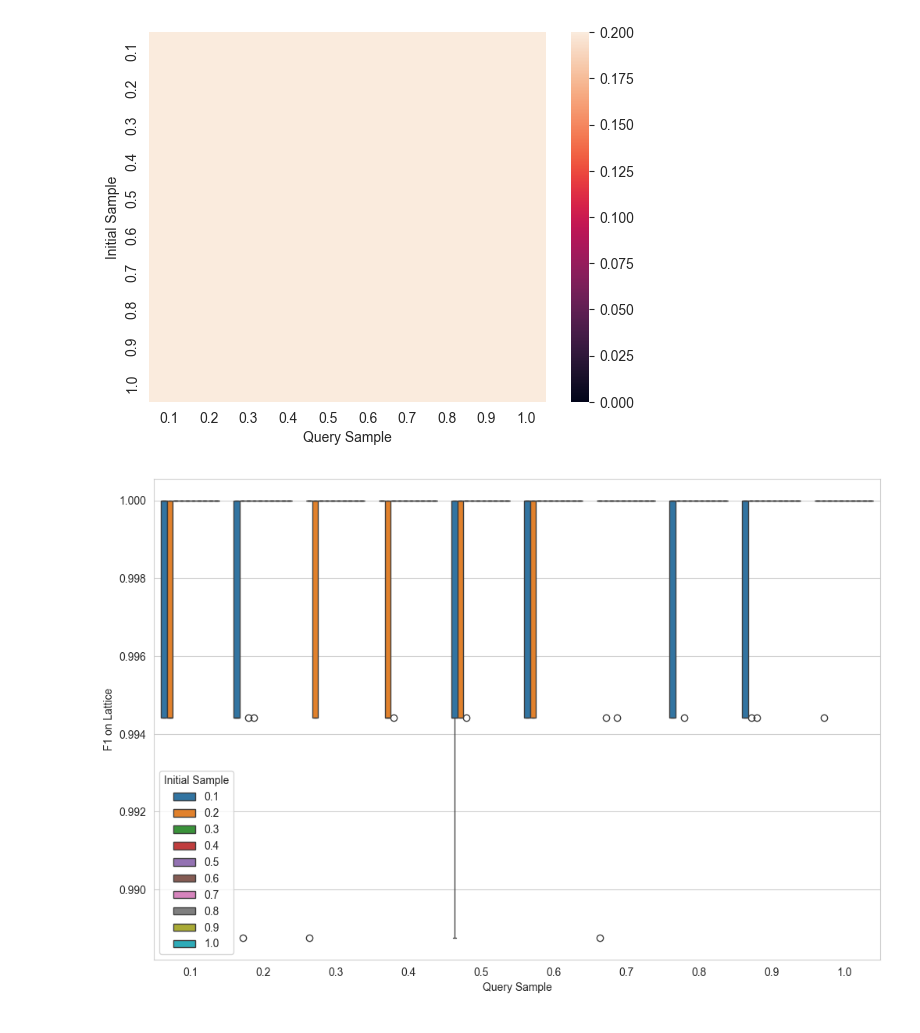
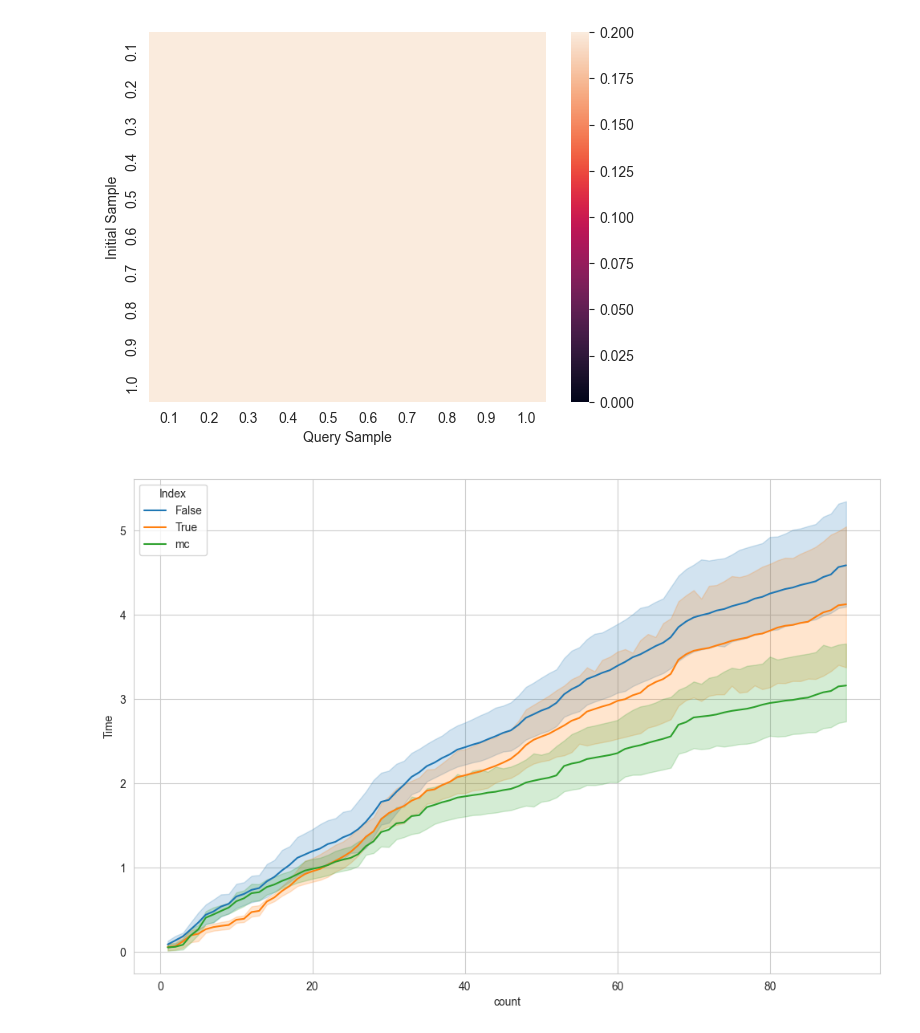
Before and after one commit to patrickmarcel/rankInsightGeneration, a Jupyter notebook: visu-results.ipynb, the cells around one changed output. Cells and saved outputs as stored; diff of their text form; code cells hidden in the pictures.

```diff
--- a/visu-results.ipynb
+++ b/visu-results.ipynb
@@ -5,9 +5,11 @@ import pandas as pd
 import seaborn as sns
 from matplotlib import pyplot as plt
 # %%
-data = pd.read_csv("results/f1-r@k_02-12-24:14:40:02.csv", index_col=0)
+#data = pd.read_csv("results/f1-r@k_02-12-24:14:40:02.csv", index_col=0)
 #data = pd.read_csv("results/f1-r@k_29-11-24:18:52:08.csv", index_col=0)
-data['Initial Sample'] = data['Initial Sample'].astype(str)
+data = pd.read_csv("results/times-03-12-24:07:27:54.csv", index_col=0)
+#data['Initial Sample'] = data['Initial Sample'].astype(str)
+data['index'] = data['count'].astype(str)
 # %%
 data.head()
 # %% [output]
@@ -42,13 +44,13 @@ sns.heatmap(pivot, vmin=0, vmax=0.2)
 # %%
 a4_dims = (12, 8)
 fig, ax = plt.subplots(figsize=a4_dims)
-x="Query Sample"
-y="F1 on Lattice"
-hue="Initial Sample"
-#plot=sns.lineplot(ax=ax,data=data,x=x,y=y,hue=hue,)
-plot=sns.boxplot(ax=ax,data=data, x=x, y=y, hue=hue,)
+x="count"
+y="Time"
+hue="Index"
+plot=sns.lineplot(ax=ax,data=data,x=x,y=y,hue=hue,)
+#plot=sns.boxplot(ax=ax,data=data, x=x, y=y, hue=hue,)
 # %% [output]
-[figure, old version]
+[figure, new version]
 # %%
 save=plot.get_figure()
 name="figures/test_"+y+"_"+x+"_"+hue+".png"
```
Also changed, not shown: parts of 1 cell of this notebook, 4 other files.
